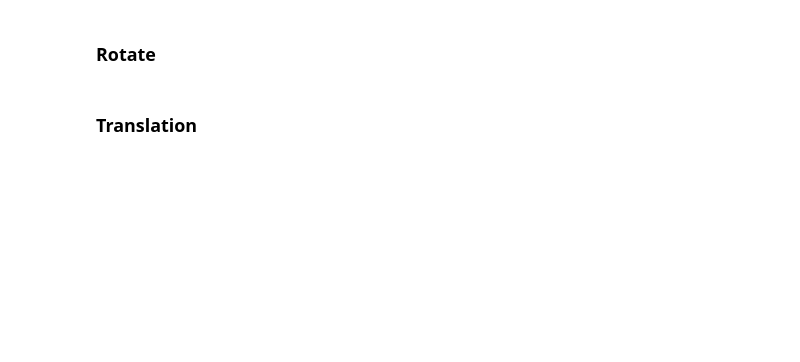
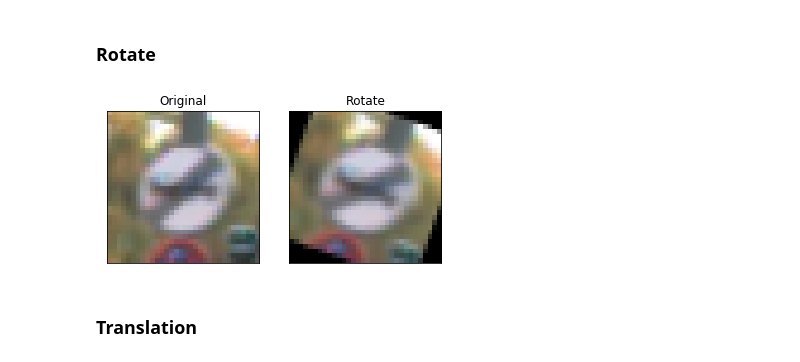
Before and after one commit to lauryndbrown/TrafficSignClassifier, a Jupyter notebook: src/Traffic_Sign_Classifier.ipynb, the cells around one changed output. Drawn from its saved outputs; the diff is of its cells as text; code cells hidden in the pictures; blank space fills up the shorter version.

```diff
--- a/src/Traffic_Sign_Classifier.ipynb
+++ b/src/Traffic_Sign_Classifier.ipynb
@@ -158,8 +167,10 @@ augmenter.show_image_changes(img, new_image, effect='Blur')
 # %% [markdown]
 ### Rotate
 # %%
-new_image = augmenter.rotation(img, degrees=90)
-augmenter.show_image_changes(img, new_image, effect='Rotate 90')
+new_image = augmenter.rotation(img, degrees=-20)
+augmenter.show_image_changes(img, new_image, effect='Rotate')
+# %% [output]
+[figure, added]
 # %% [markdown]
 ### Translation
 # %%
```
Also changed, not shown: parts of 33 cells of this notebook, 2 other files.
